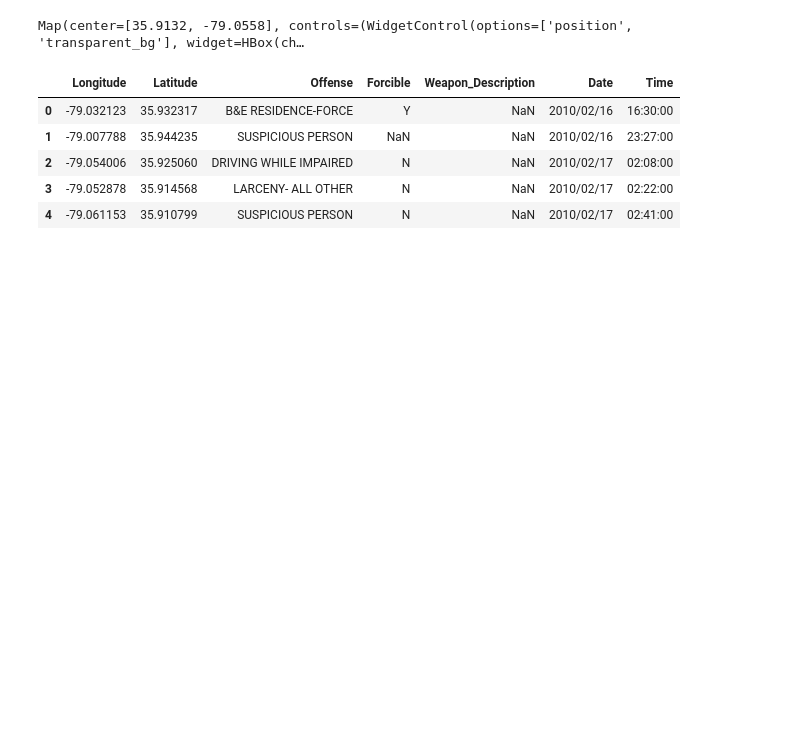
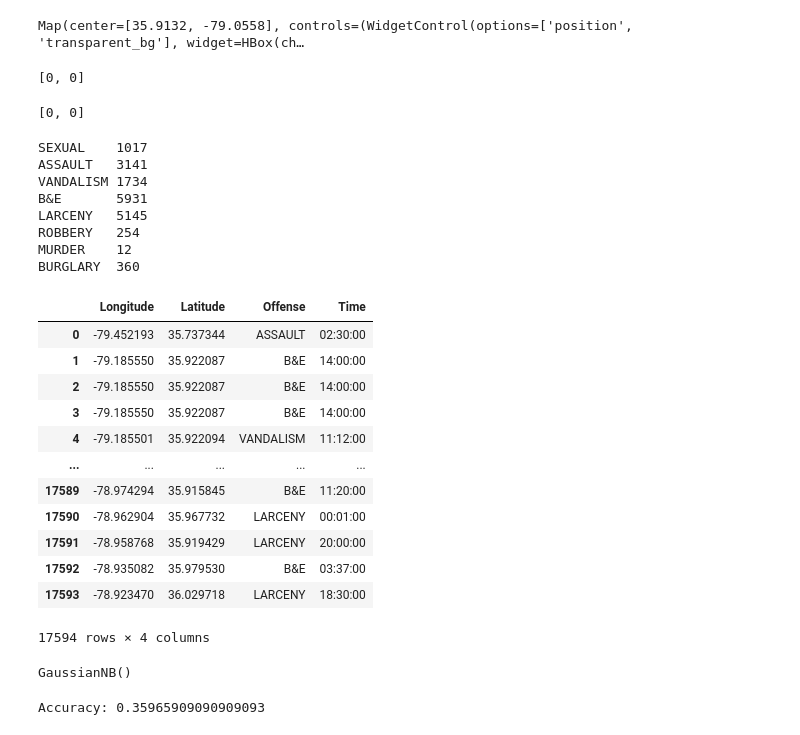
Before and after one commit to AndrewHord555/Criminal-Minds, a Jupyter notebook: 4105_Project.ipynb, the cells around one changed output. Saved outputs shown, nothing was run; the diff lists cells and outputs as text; code cells hidden in the pictures; blank space fills up the shorter version.

```diff
--- a/4105_Project.ipynb
+++ b/4105_Project.ipynb
@@ -23,3 +24,7 @@ latlon = [0]*2
+# %%
+latlon
+# %% [output]
+[0, 0]
 # %%
 # Capture user interaction with the map
 
@@ -41,21 +46,3 @@ Map.on_interaction(handle_interaction)
 latlon
 x=latlon[0]
 y = latlon[1]
-# %%
-PreCrime = pd.read_csv('PreCrime.csv')
-#Take out unnecessary variables
-PreCrime = PreCrime[['X','Y', 'Offense', 'Date_of_Occurrence', 'Forcible', 'Weapon_Description']]
-#Rename X and Y
-PreCrime = PreCrime.rename(columns = {'X':'Longitude','Y':'Latitude'})
-# split column and add new columns to cleanSet
-PreCrime[['Date', 'Time']] = PreCrime['Date_of_Occurrence'].str.split(' ', expand=True)
-PreCrime = PreCrime[['Longitude','Latitude', 'Offense', 'Forcible', 'Weapon_Description', 'Date', 'Time']]
-PreCrime['Time'] = PreCrime['Time'].str[:-3]
-PreCrime.head()
-# %% [output]
-|  | Longitude | Latitude | Offense | Forcible | Weapon_Description | Date | Time |
-| 0 | -79.032123 | 35.932317 | B&E RESIDENCE-FORCE | Y | NaN | 2010/02/16 | 16:30:00 |
-| 1 | -79.007788 | 35.944235 | SUSPICIOUS PERSON | NaN | NaN | 2010/02/16 | 23:27:00 |
-| 2 | -79.054006 | 35.925060 | DRIVING WHILE IMPAIRED | N | NaN | 2010/02/17 | 02:08:00 |
-| 3 | -79.052878 | 35.914568 | LARCENY- ALL OTHER | N | NaN | 2010/02/17 | 02:22:00 |
-| 4 | -79.061153 | 35.910799 | SUSPICIOUS PERSON | N | NaN | 2010/02/17 | 02:41:00 |
@@ -66,0 +49,43 @@ import geemap
+# %%
+latlon
+# %% [output]
+[0, 0]
+# %%
+%run data_processing.ipynb import cleanSet
+cleanSet
+# %% [output]
+SEXUAL    1017
+ASSAULT   3141
+VANDALISM 1734
+B&E       5931
+LARCENY   5145
+ROBBERY   254
+MURDER    12
+BURGLARY  360
+|  | Longitude | Latitude | Offense | Time |
+| 0 | -79.452193 | 35.737344 | ASSAULT | 02:30:00 |
+| 1 | -79.185550 | 35.922087 | B&E | 14:00:00 |
+| 2 | -79.185550 | 35.922087 | B&E | 14:00:00 |
+| 3 | -79.185550 | 35.922087 | B&E | 14:00:00 |
+| 4 | -79.185501 | 35.922094 | VANDALISM | 11:12:00 |
+| ... | ... | ... | ... | ... |
+| 17589 | -78.974294 | 35.915845 | B&E | 11:20:00 |
+| 17590 | -78.962904 | 35.967732 | LARCENY | 00:01:00 |
+| 17591 | -78.958768 | 35.919429 | LARCENY | 20:00:00 |
+| 17592 | -78.935082 | 35.979530 | B&E | 03:37:00 |
+| 17593 | -78.923470 | 36.029718 | LARCENY | 18:30:00 |
+17594 rows × 4 columns
+# %%
+#Nieve Bayes Regression
+from sklearn.naive_bayes import GaussianNB
+X = cleanSet.iloc[:, [0,1]].values
+Y = cleanSet.iloc[:, 2].values
+
+from sklearn.model_selection import train_test_split
+X_train, X_test, Y_train, Y_test = train_test_split(X, Y, train_size=0.9, test_size = 0.1, random_state = 42)
+
+
+classifier = GaussianNB()
+classifier.fit(X_train, Y_train)
+# %% [output]
+GaussianNB()
@@ -66,0 +98,5 @@ import geemap
+# %%
+#Relevent Output
+print("Accuracy:",metrics.accuracy_score(Y_test, Y2_pred))
+# %% [output]
+Accuracy: 0.35965909090909093
```
Also changed, not shown: parts of 10 cells of this notebook.
